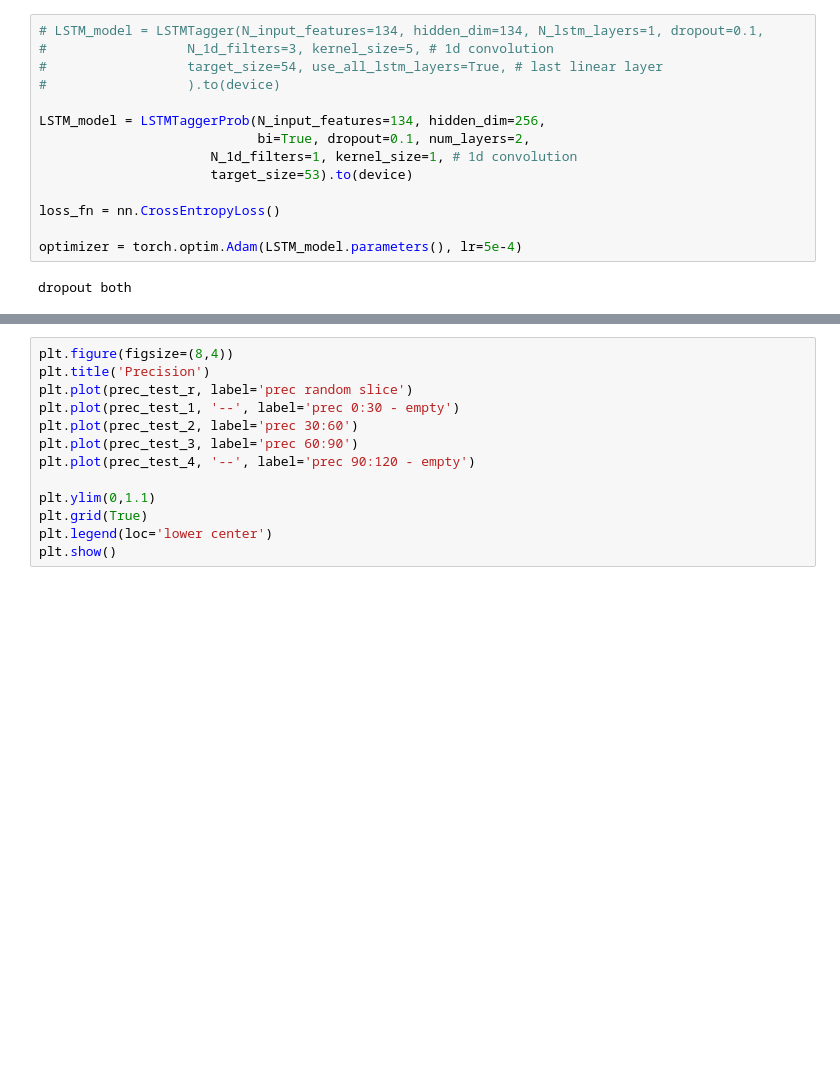
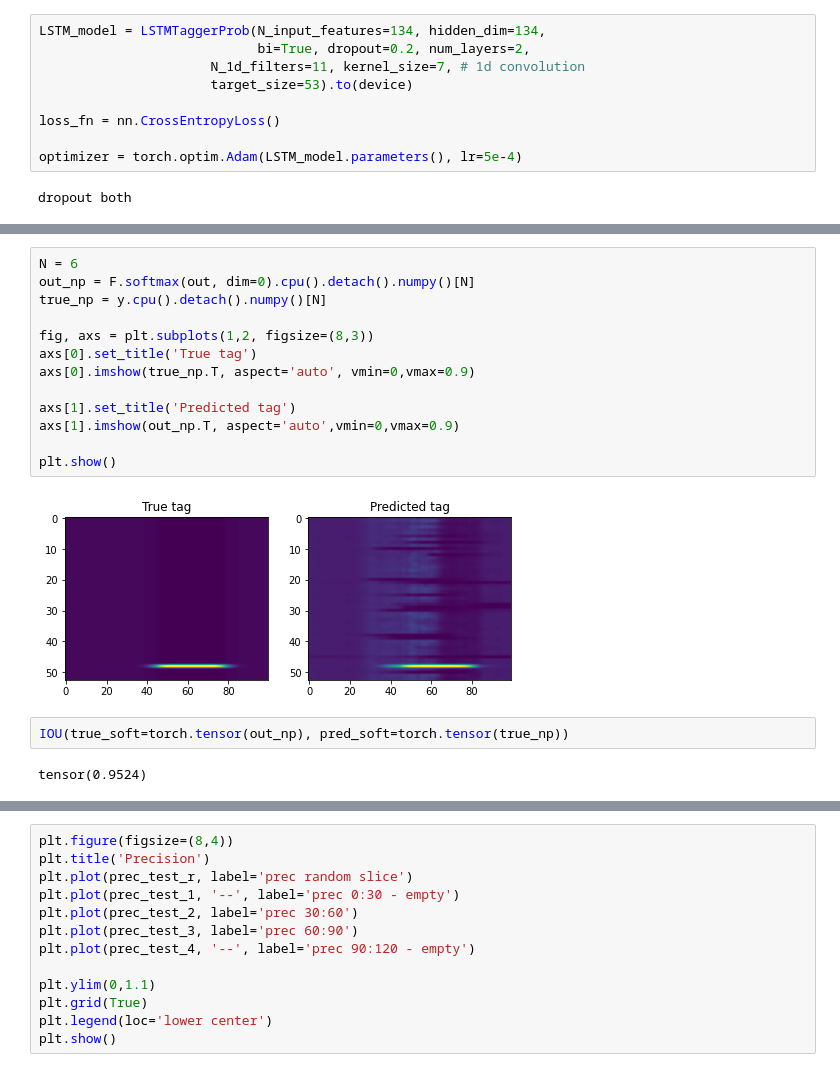
Before and after one commit to kotlyar-shapirov/Gesture_recognition, a Jupyter notebook: LSTM_bell_prob.ipynb, the cells around one changed output, grey strips where cells are left out. Drawn from its saved outputs; the diff is of its cells as text; blank space fills up the shorter version.

```diff
--- a/LSTM_bell_prob.ipynb
+++ b/LSTM_bell_prob.ipynb
@@ -204,14 +196,9 @@ from misc.LSTM_probability import LSTMTaggerProb
 # import torch
 # device = 'cuda'
 # %%
-# LSTM_model = LSTMTagger(N_input_features=134, hidden_dim=134, N_lstm_layers=1, dropout=0.1,
-#                  N_1d_filters=3, kernel_size=5, # 1d convolution
-#                  target_size=54, use_all_lstm_layers=True, # last linear layer
-#                  ).to(device)
-
-LSTM_model = LSTMTaggerProb(N_input_features=134, hidden_dim=256,
-                            bi=True, dropout=0.1, num_layers=2,
-                      N_1d_filters=1, kernel_size=1, # 1d convolution
+LSTM_model = LSTMTaggerProb(N_input_features=134, hidden_dim=134,
+                            bi=True, dropout=0.2, num_layers=2,
+                      N_1d_filters=11, kernel_size=7, # 1d convolution
                       target_size=53).to(device)
 
 loss_fn = nn.CrossEntropyLoss()
@@ -375,0 +376,19 @@ plt.show()
+# %%
+N = 6
+out_np = F.softmax(out, dim=0).cpu().detach().numpy()[N]
+true_np = y.cpu().detach().numpy()[N]
+
+fig, axs = plt.subplots(1,2, figsize=(8,3))
+axs[0].set_title('True tag')
+axs[0].imshow(true_np.T, aspect='auto', vmin=0,vmax=0.9)
+
+axs[1].set_title('Predicted tag')
+axs[1].imshow(out_np.T, aspect='auto',vmin=0,vmax=0.9)
+
+plt.show()
+# %% [output]
+[figure, added]
+# %%
+IOU(true_soft=torch.tensor(out_np), pred_soft=torch.tensor(true_np))
+# %% [output]
+tensor(0.9524)
```
Also changed, not shown: parts of 20 cells of this notebook, 1 other file.
